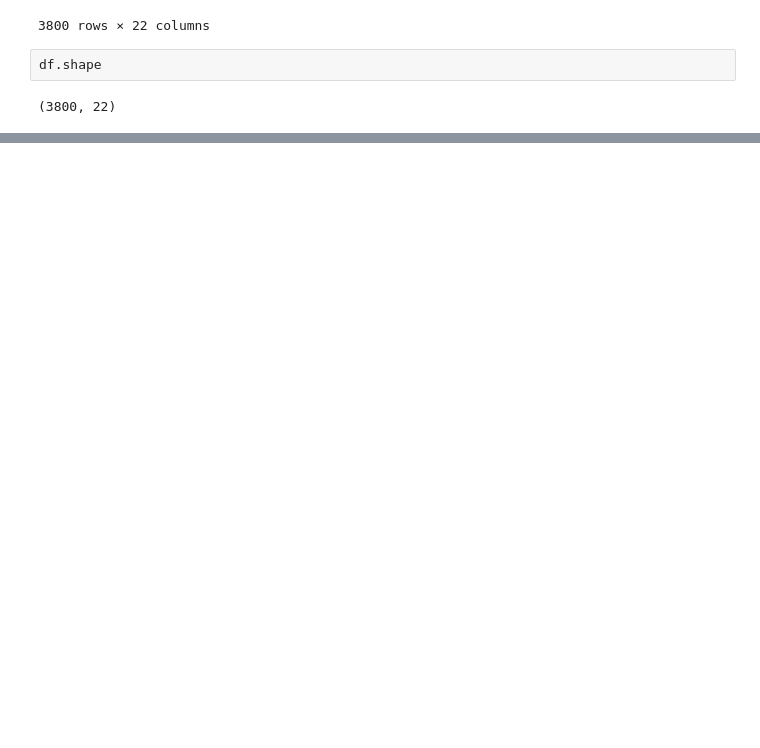
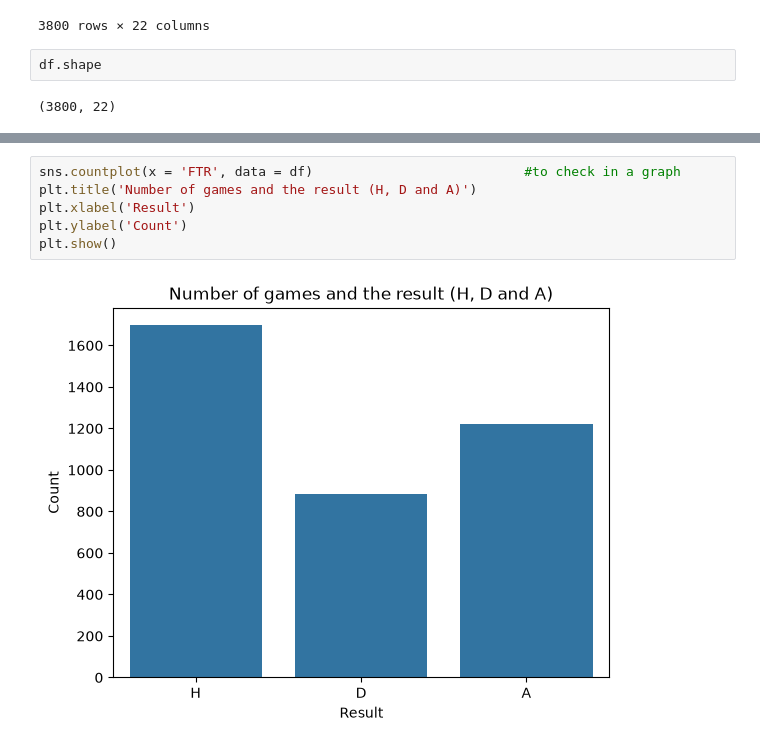
Before and after one commit to 2026297-cyber/Machine-Learning, a Jupyter notebook: 2026297_ErickHenriqueDaSilva_MachineLearningProject.ipynb, the cells around one changed output, grey strips where cells are left out. Drawn from its saved outputs; the diff is of its cells as text; blank space fills up the shorter version.

```diff
--- a/2026297_ErickHenriqueDaSilva_MachineLearningProject.ipynb
+++ b/2026297_ErickHenriqueDaSilva_MachineLearningProject.ipynb
@@ -78,0 +144,8 @@ df.describe()
+# %%
+sns.countplot(x = 'FTR', data = df)                           #to check in a graph
+plt.title('Number of games and the result (H, D and A)')
+plt.xlabel('Result')
+plt.ylabel('Count')
+plt.show()
+# %% [output]
+[figure, added]
```
Also changed, not shown: parts of 20 cells of this notebook, 1 other file.
